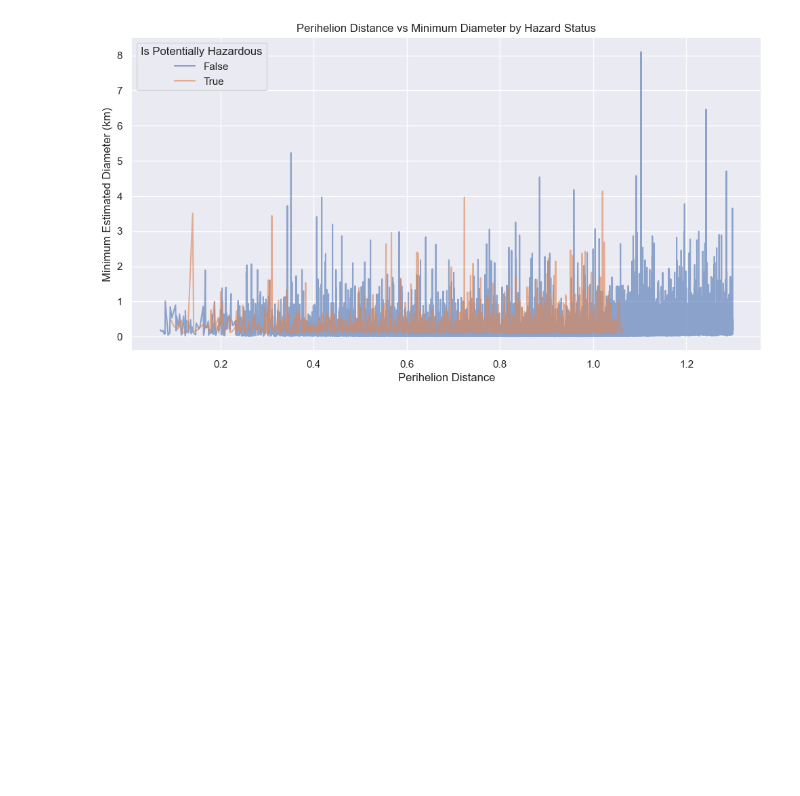
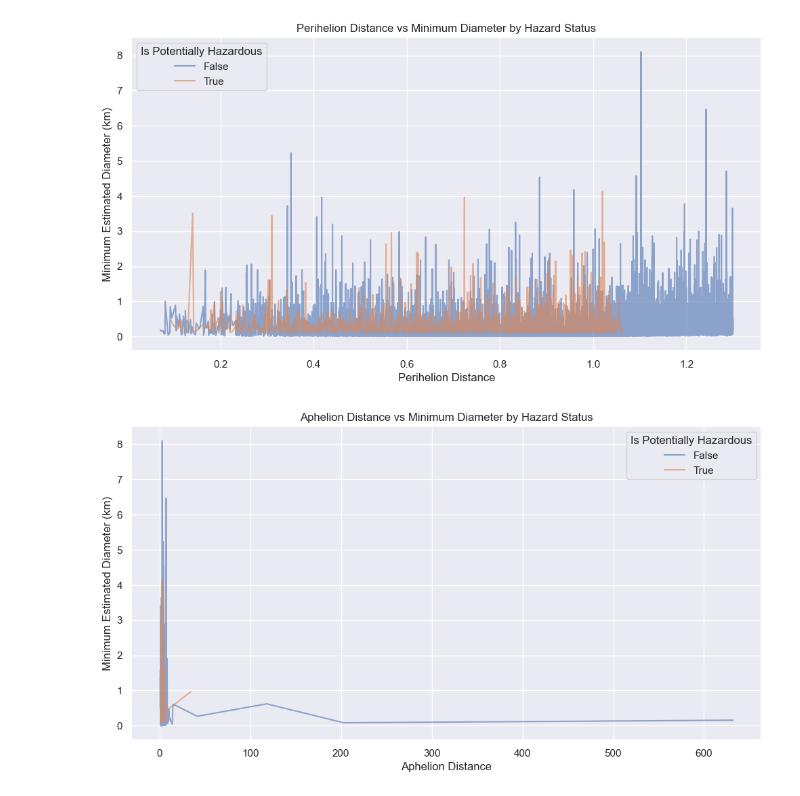
Before and after one commit to nhocratac/IE224-NEO, a Jupyter notebook: notebook/expolre_data.ipynb, the cells around one changed output. Saved outputs shown, nothing was run; the diff lists cells and outputs as text; code cells hidden in the pictures; blank space fills up the shorter version.

```diff
--- a/notebook/expolre_data.ipynb
+++ b/notebook/expolre_data.ipynb
@@ -171,3 +182,14 @@ plt.legend(title='Is Potentially Hazardous')
 plt.show()
 # %% [output]
 [figure]
+# %%
+plt.figure(figsize=(12,6))
+sns.lineplot(data=df, x='aphelion_distance', y='kilometers_estimated_diameter_min',
+                hue='is_potentially_hazardous_asteroid', alpha=0.6)
+plt.title('Aphelion Distance vs Minimum Diameter by Hazard Status')
+plt.xlabel('Aphelion Distance')
+plt.ylabel('Minimum Estimated Diameter (km)')
+plt.legend(title='Is Potentially Hazardous')
+plt.show()
+# %% [output]
+[figure, added]
```
Also changed, not shown: parts of 2 cells of this notebook.
